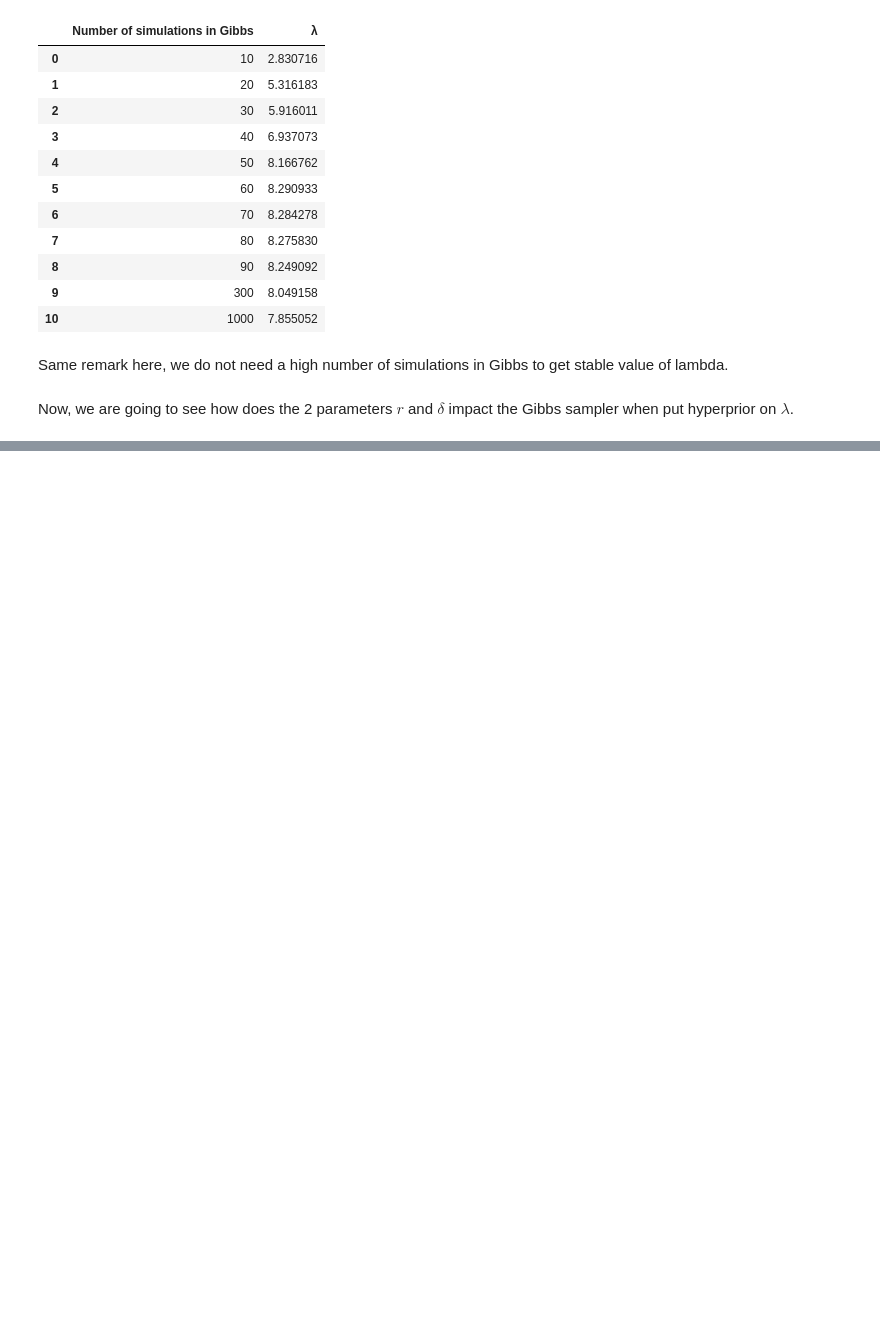
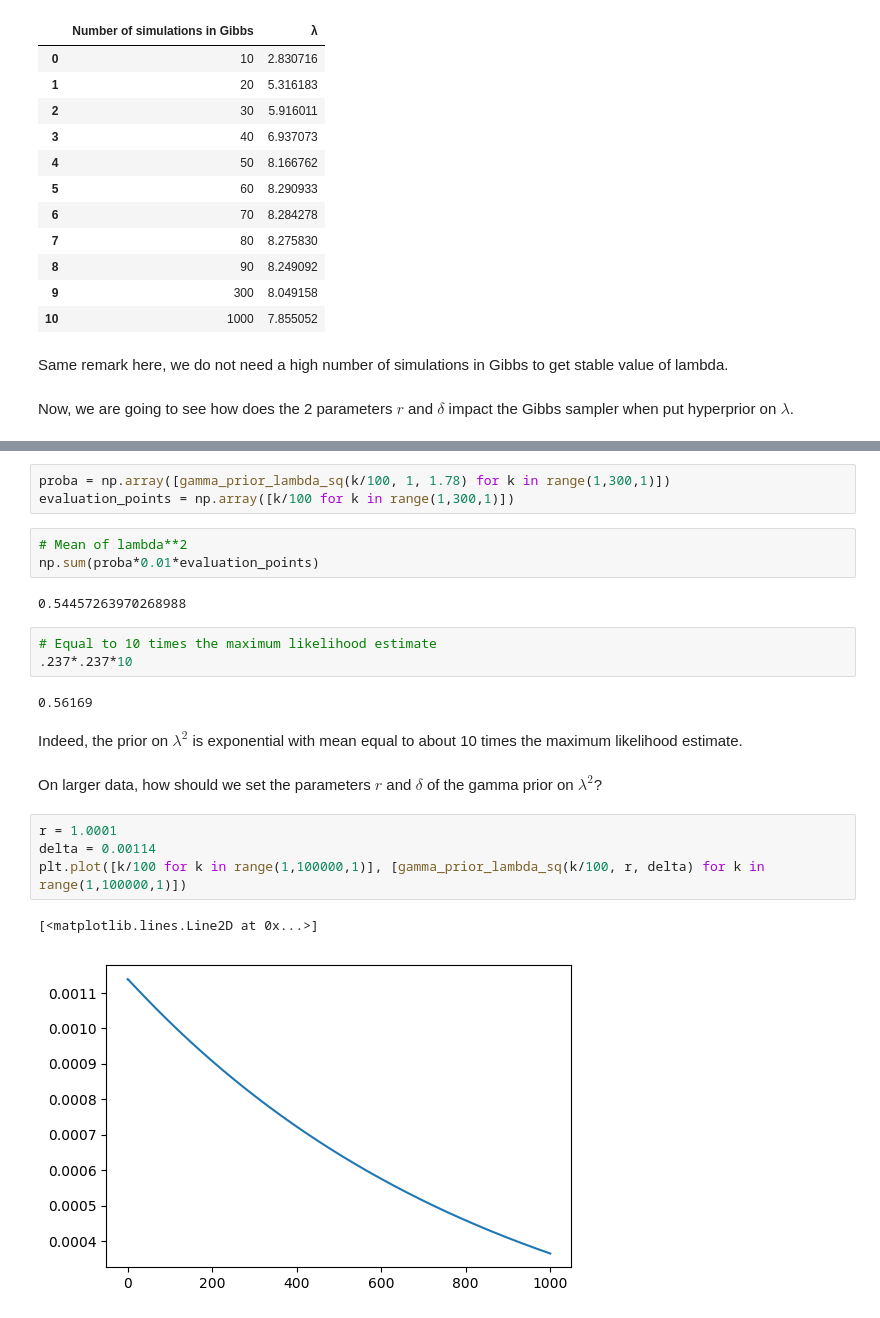
Before and after one commit to mathislinger/Bayesian_Lasso, a Jupyter notebook: code.ipynb, the cells around one changed output, grey strips where cells are left out. Cells and saved outputs as stored; diff of their text form; blank space fills up the shorter version.

```diff
--- a/code.ipynb
+++ b/code.ipynb
@@ -831,0 +917,24 @@ rate = sum(tau_sq[i+1])/2+delta
+# %%
+proba = np.array([gamma_prior_lambda_sq(k/100, 1, 1.78) for k in range(1,300,1)])
+evaluation_points = np.array([k/100 for k in range(1,300,1)])
+# %%
+# Mean of lambda**2
+np.sum(proba*0.01*evaluation_points)
+# %% [output]
+0.54457263970268988
+# %%
+# Equal to 10 times the maximum likelihood estimate
+.237*.237*10
+# %% [output]
+0.56169
+# %% [markdown]
+Indeed, the prior on $\lambda^2$ is exponential with mean equal to about 10 times the maximum likelihood estimate.
+# %% [markdown]
+On larger data, how should we set the parameters $r$ and $\delta$ of the gamma prior on $\lambda^2$?
+# %%
+r = 1.0001
+delta = 0.00114
+plt.plot([k/100 for k in range(1,100000,1)], [gamma_prior_lambda_sq(k/100, r, delta) for k in range(1,100000,1)])
+# %% [output]
+[<matplotlib.lines.Line2D at 0x...>]
+[figure, added]
```
Also changed, not shown: parts of 27 cells of this notebook, 2 other files.
